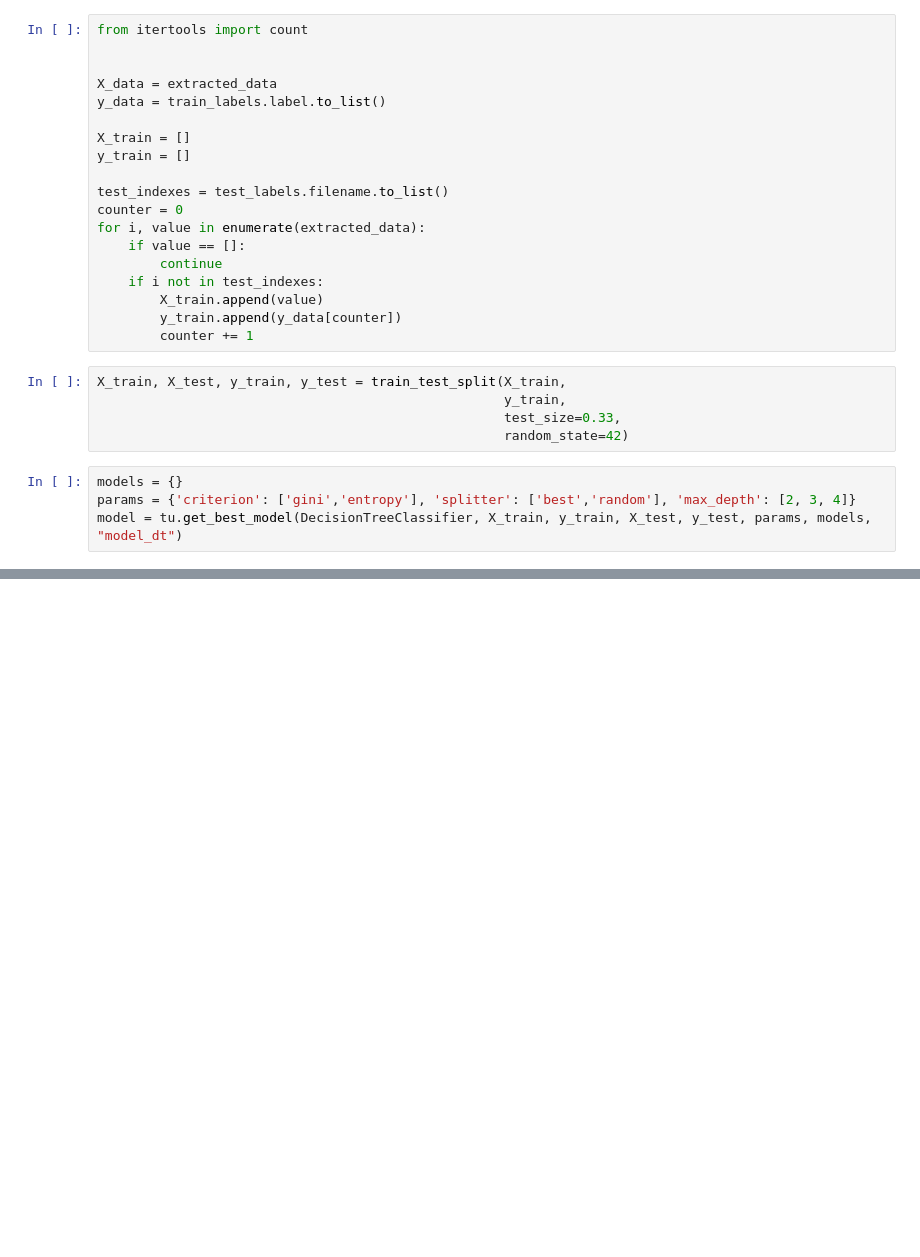
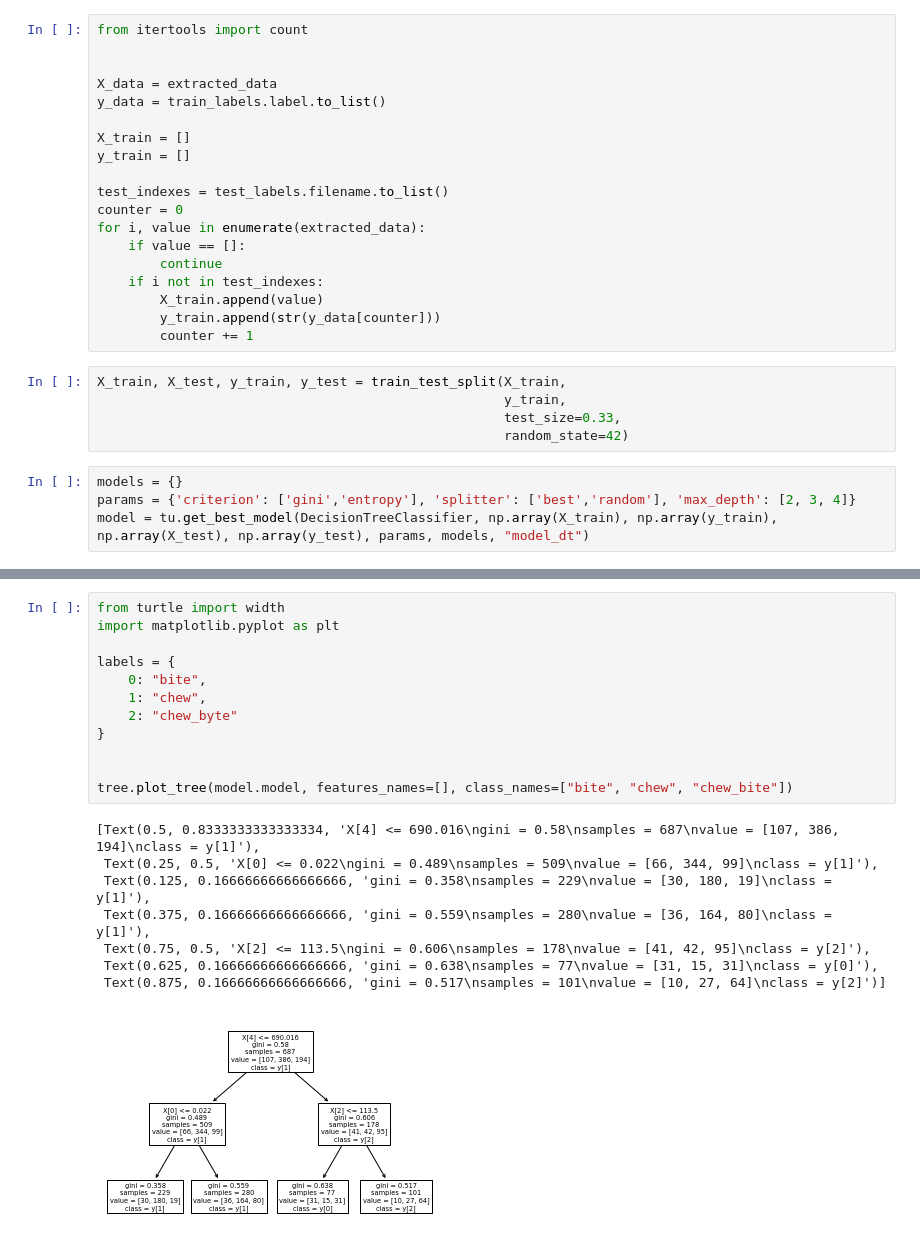
Before and after one commit to GonzaloRomeroR/audio_cattle_behaviour_classification, a Jupyter notebook: python/sound_classify_train.ipynb, the cells around one changed output, grey strips where cells are left out. Cells and saved outputs as stored; diff of their text form; blank space fills up the shorter version.

Commit message:
Add decision tree to C

```diff
--- a/python/sound_classify_train.ipynb
+++ b/python/sound_classify_train.ipynb
@@ -170,7 +169,7 @@ for i, value in enumerate(extracted_data):
         continue
     if i not in test_indexes:
         X_train.append(value)
-        y_train.append(y_data[counter])
+        y_train.append(str(y_data[counter]))
         counter += 1
 # %%
 X_train, X_test, y_train, y_test = train_test_split(X_train,
@@ -180,5 +179,5 @@ X_train, X_test, y_train, y_test = train_test_split(X_train,
 # %%
 models = {}
 params = {'criterion': ['gini','entropy'], 'splitter': ['best','random'], 'max_depth': [2, 3, 4]}
-model = tu.get_best_model(DecisionTreeClassifier, X_train, y_train, X_test, y_test, params, models, "model_dt")
+model = tu.get_best_model(DecisionTreeClassifier, np.array(X_train), np.array(y_train), np.array(X_test), np.array(y_test), params, models, "model_dt")
 # %% [output]
@@ -218,0 +197,21 @@ tree.plot_tree(model.model)
+# %%
+from turtle import width
+import matplotlib.pyplot as plt
+
+labels = {
+    0: "bite",
+    1: "chew",
+    2: "chew_byte"
+}
+
+
+tree.plot_tree(model.model, features_names=[], class_names=["bite", "chew", "chew_bite"])
+# %% [output]
+[Text(0.5, 0.8333333333333334, 'X[4] <= 690.016\ngini = 0.58\nsamples = 687\nvalue = [107, 386, 194]\nclass = y[1]'),
+ Text(0.25, 0.5, 'X[0] <= 0.022\ngini = 0.489\nsamples = 509\nvalue = [66, 344, 99]\nclass = y[1]'),
+ Text(0.125, 0.16666666666666666, 'gini = 0.358\nsamples = 229\nvalue = [30, 180, 19]\nclass = y[1]'),
+ Text(0.375, 0.16666666666666666, 'gini = 0.559\nsamples = 280\nvalue = [36, 164, 80]\nclass = y[1]'),
+ Text(0.75, 0.5, 'X[2] <= 113.5\ngini = 0.606\nsamples = 178\nvalue = [41, 42, 95]\nclass = y[2]'),
+ Text(0.625, 0.16666666666666666, 'gini = 0.638\nsamples = 77\nvalue = [31, 15, 31]\nclass = y[0]'),
+ Text(0.875, 0.16666666666666666, 'gini = 0.517\nsamples = 101\nvalue = [10, 27, 64]\nclass = y[2]')]
+[figure, added]
```
Also changed, not shown: parts of 5 cells of this notebook, 3 other files.
